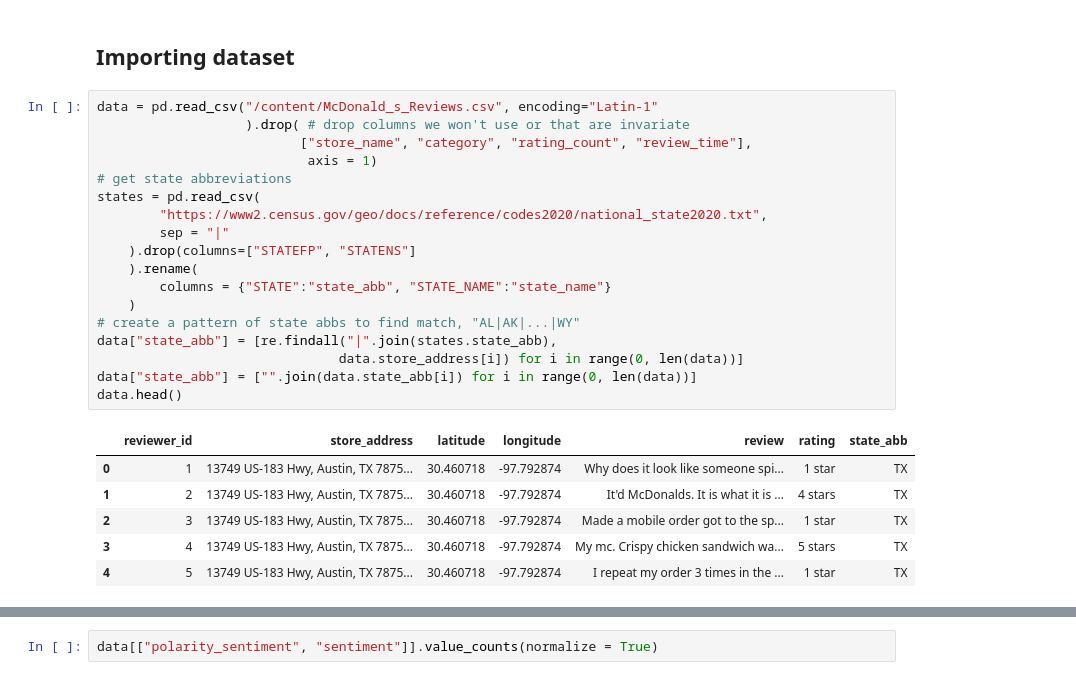
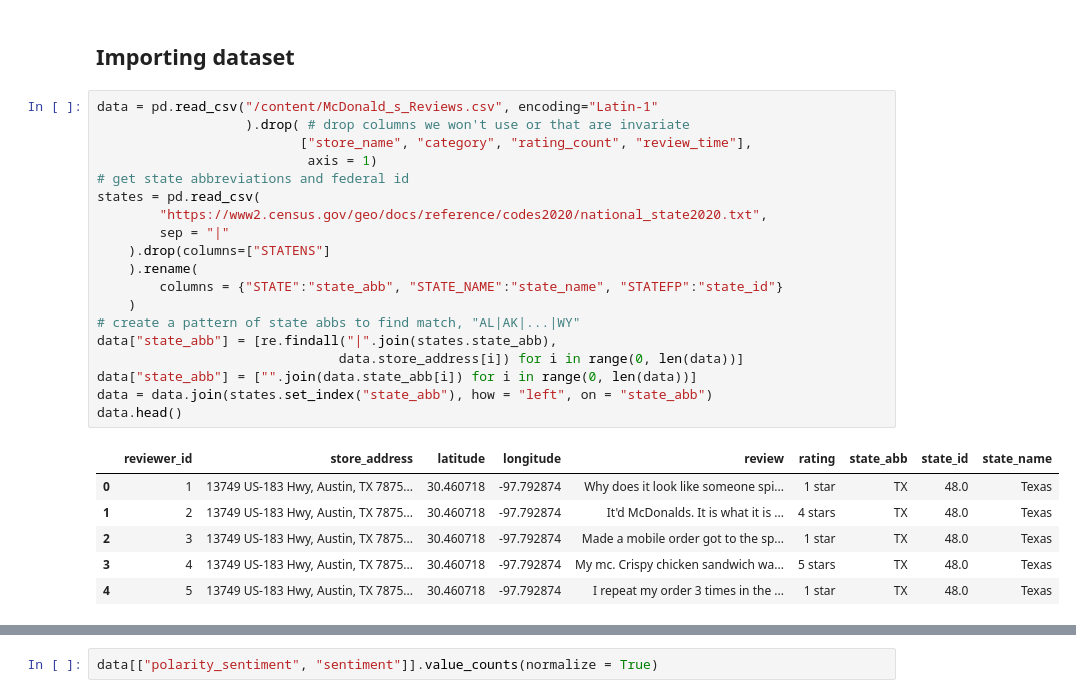
Before and after one commit to bjdugan/FA23-NLP, a Jupyter notebook: clean.ipynb, the cells around one changed output, grey strips where cells are left out. Drawn from its saved outputs; the diff is of its cells as text.

Commit message:
Added state_id and state_name for maps

```diff
--- a/clean.ipynb
+++ b/clean.ipynb
@@ -48,28 +48,29 @@ stop_words.append("mcdonald")
 # %%
 data = pd.read_csv("/content/McDonald_s_Reviews.csv", encoding="Latin-1"
                    ).drop( # drop columns we won't use or that are invariate
                           ["store_name", "category", "rating_count", "review_time"],
                            axis = 1)
-# get state abbreviations
+# get state abbreviations and federal id
 states = pd.read_csv(
         "https://www2.census.gov/geo/docs/reference/codes2020/national_state2020.txt",
         sep = "|"
-    ).drop(columns=["STATEFP", "STATENS"]
+    ).drop(columns=["STATENS"]
     ).rename(
-        columns = {"STATE":"state_abb", "STATE_NAME":"state_name"}
+        columns = {"STATE":"state_abb", "STATE_NAME":"state_name", "STATEFP":"state_id"}
     )
 # create a pattern of state abbs to find match, "AL|AK|...|WY"
 data["state_abb"] = [re.findall("|".join(states.state_abb),
                                data.store_address[i]) for i in range(0, len(data))]
 data["state_abb"] = ["".join(data.state_abb[i]) for i in range(0, len(data))]
+data = data.join(states.set_index("state_abb"), how = "left", on = "state_abb")
 data.head()
 # %% [output]
-|  | reviewer_id | store_address | latitude | longitude | review | rating | state_abb |
-| 0 | 1 | 13749 US-183 Hwy, Austin, TX 7875... | 30.460718 | -97.792874 | Why does it look like someone spi... | 1 star | TX |
-| 1 | 2 | 13749 US-183 Hwy, Austin, TX 7875... | 30.460718 | -97.792874 | It'd McDonalds. It is what it is ... | 4 stars | TX |
-| 2 | 3 | 13749 US-183 Hwy, Austin, TX 7875... | 30.460718 | -97.792874 | Made a mobile order got to the sp... | 1 star | TX |
-| 3 | 4 | 13749 US-183 Hwy, Austin, TX 7875... | 30.460718 | -97.792874 | My mc. Crispy chicken sandwich wa... | 5 stars | TX |
-| 4 | 5 | 13749 US-183 Hwy, Austin, TX 7875... | 30.460718 | -97.792874 | I repeat my order 3 times in the ... | 1 star | TX |
+|  | reviewer_id | store_address | latitude | longitude | review | rating | state_abb | state_id | state_name |
+| 0 | 1 | 13749 US-183 Hwy, Austin, TX 7875... | 30.460718 | -97.792874 | Why does it look like someone spi... | 1 star | TX | 48.0 | Texas |
+| 1 | 2 | 13749 US-183 Hwy, Austin, TX 7875... | 30.460718 | -97.792874 | It'd McDonalds. It is what it is ... | 4 stars | TX | 48.0 | Texas |
+| 2 | 3 | 13749 US-183 Hwy, Austin, TX 7875... | 30.460718 | -97.792874 | Made a mobile order got to the sp... | 1 star | TX | 48.0 | Texas |
+| 3 | 4 | 13749 US-183 Hwy, Austin, TX 7875... | 30.460718 | -97.792874 | My mc. Crispy chicken sandwich wa... | 5 stars | TX | 48.0 | Texas |
+| 4 | 5 | 13749 US-183 Hwy, Austin, TX 7875... | 30.460718 | -97.792874 | I repeat my order 3 times in the ... | 1 star | TX | 48.0 | Texas |
 # %%
 # breaking rating up into sentiment: positive: 4 or 5 stars, negative: 2 stars or below, neutral: 3 stars
 sentiments = []
```
Also changed, not shown: parts of 2 cells of this notebook.
